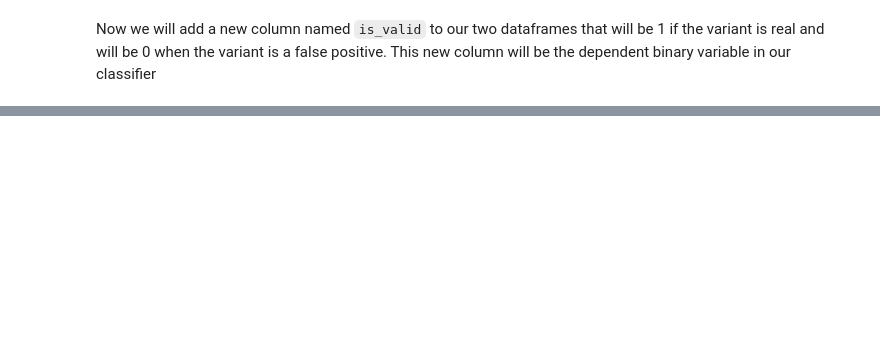
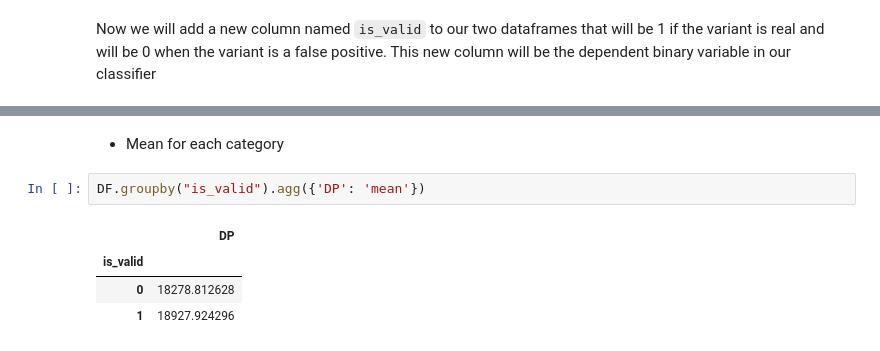
Before and after one commit to elowy01/variant_filtering, a Jupyter notebook: notebooks/Variant Filtering of a BCFTools VCF.ipynb, the cells around one changed output, grey strips where cells are left out. Cells and saved outputs as stored; diff of their text form; blank space fills up the shorter version.

```diff
--- a/notebooks/Variant Filtering of a BCFTools VCF.ipynb
+++ b/notebooks/Variant Filtering of a BCFTools VCF.ipynb
@@ -74,0 +96,9 @@ print(result)
+# %% [markdown]
+* Mean for each category
+# %%
+DF.groupby("is_valid").agg({'DP': 'mean'})
+# %% [output]
+|  | DP |
+| is_valid |  |
+| 0 | 18278.812628 |
+| 1 | 18927.924296 |
```
Also changed, not shown: parts of 16 cells of this notebook.
